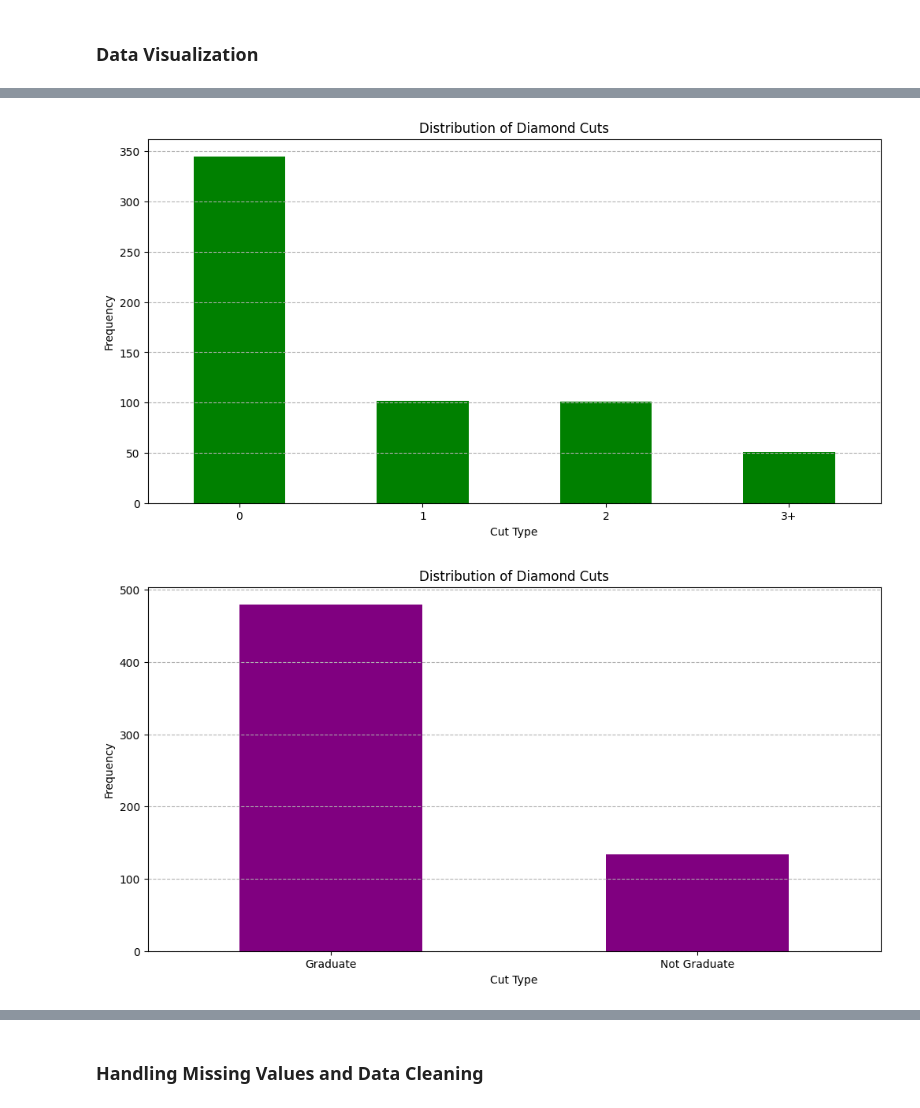
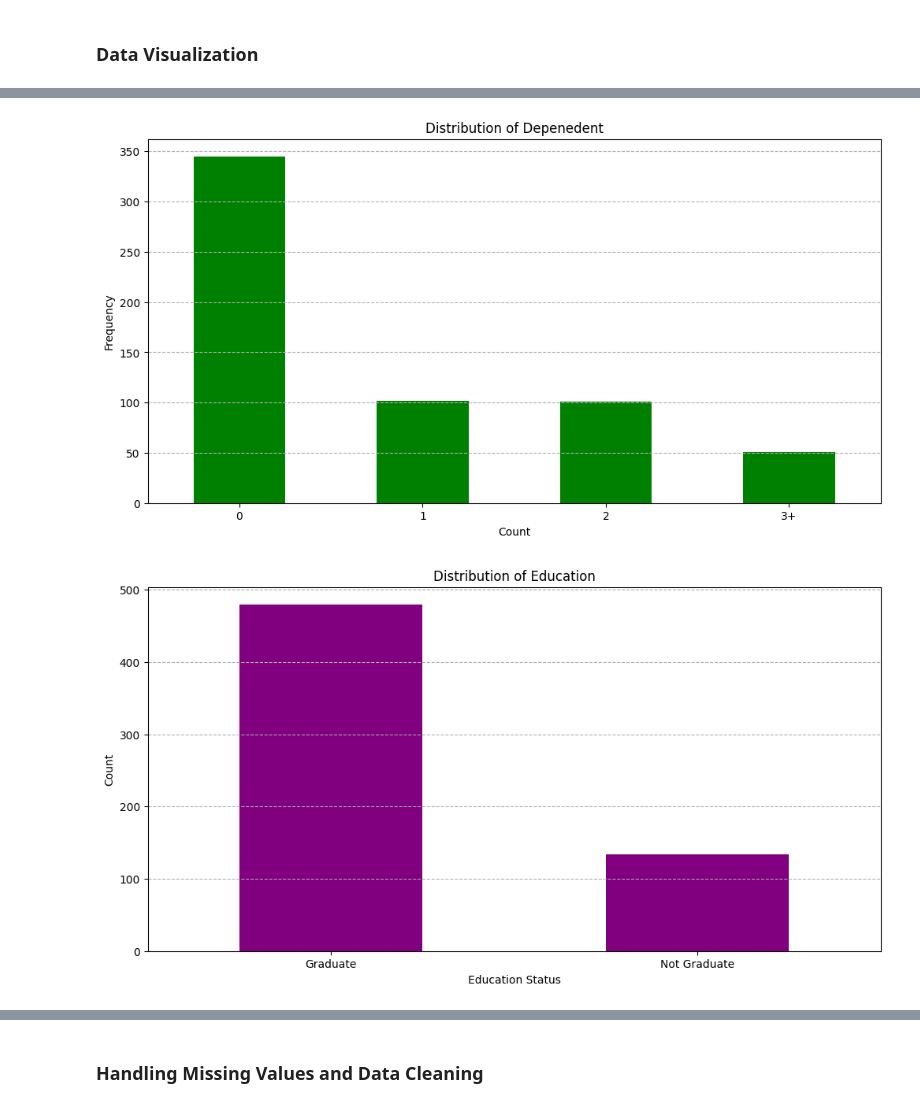
Before and after one commit to mayankanand2701/Celebal-COE-Training-2024, a Jupyter notebook: Assignment ( Week 8 )/Preprocessing and Feature Enginnering.ipynb, the cells around one changed output, grey strips where cells are left out. Saved outputs shown, nothing was run; the diff lists cells and outputs as text; code cells hidden in the pictures.

```diff
--- a/Assignment ( Week 8 )/Preprocessing and Feature Enginnering.ipynb
+++ b/Assignment ( Week 8 )/Preprocessing and Feature Enginnering.ipynb
@@ -207,27 +221,27 @@ plt.show()
 
 plt.figure(figsize=(12, 6))
 dependentCount.plot(kind='bar', color='green')
-plt.title('Distribution of Diamond Cuts')
-plt.xlabel('Cut Type')
+plt.title('Distribution of Depenedent')
+plt.xlabel('Count')
 plt.ylabel('Frequency')
 plt.xticks(rotation=0)
 plt.grid(axis='y', linestyle='--')
 plt.show()
 # %% [output]
-[figure, old version]
+[figure, new version]
 # %%
 # Plotting the bar chart
 
 plt.figure(figsize=(12, 6))
 educationCount.plot(kind='bar', color='purple')
-plt.title('Distribution of Diamond Cuts')
-plt.xlabel('Cut Type')
-plt.ylabel('Frequency')
+plt.title('Distribution of Education')
+plt.xlabel('Education Status')
+plt.ylabel('Count')
 plt.xticks(rotation=0)
 plt.grid(axis='y', linestyle='--')
 plt.show()
 # %% [output]
-[figure, old version]
+[figure, new version]
 # %%
 # Plotting the bar chart
 
```
Also changed, not shown: parts of 13 cells of this notebook, 1 other file.
